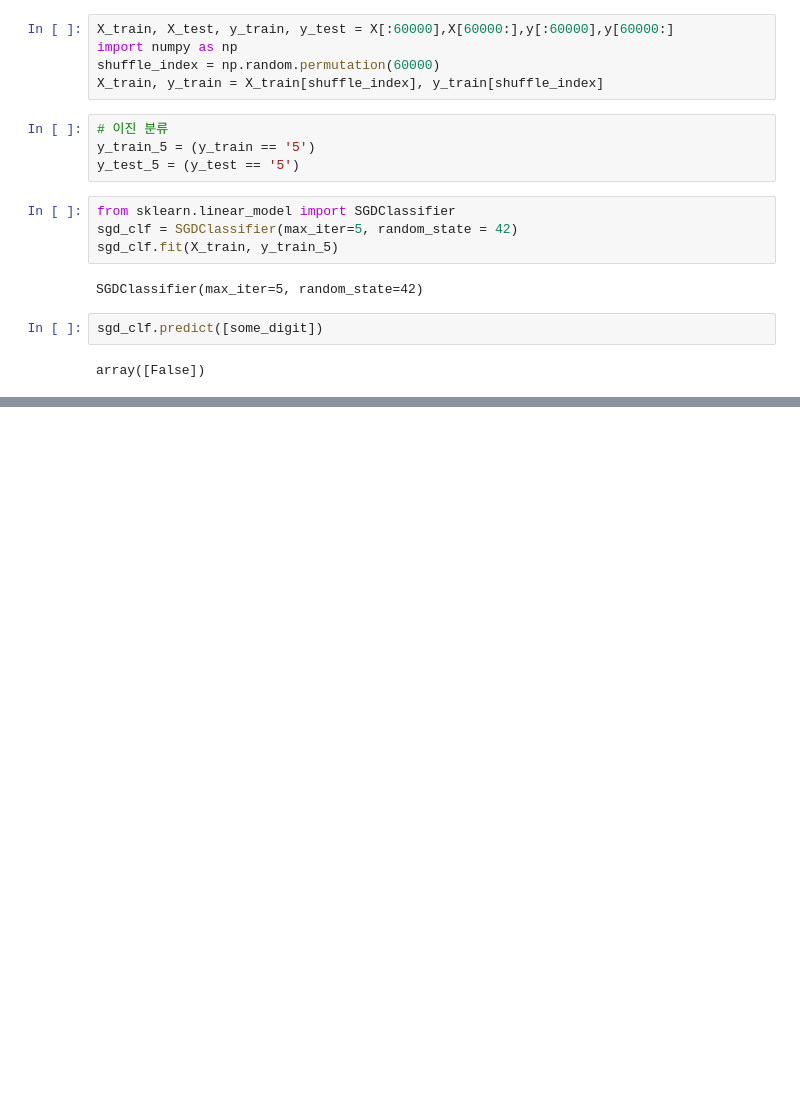
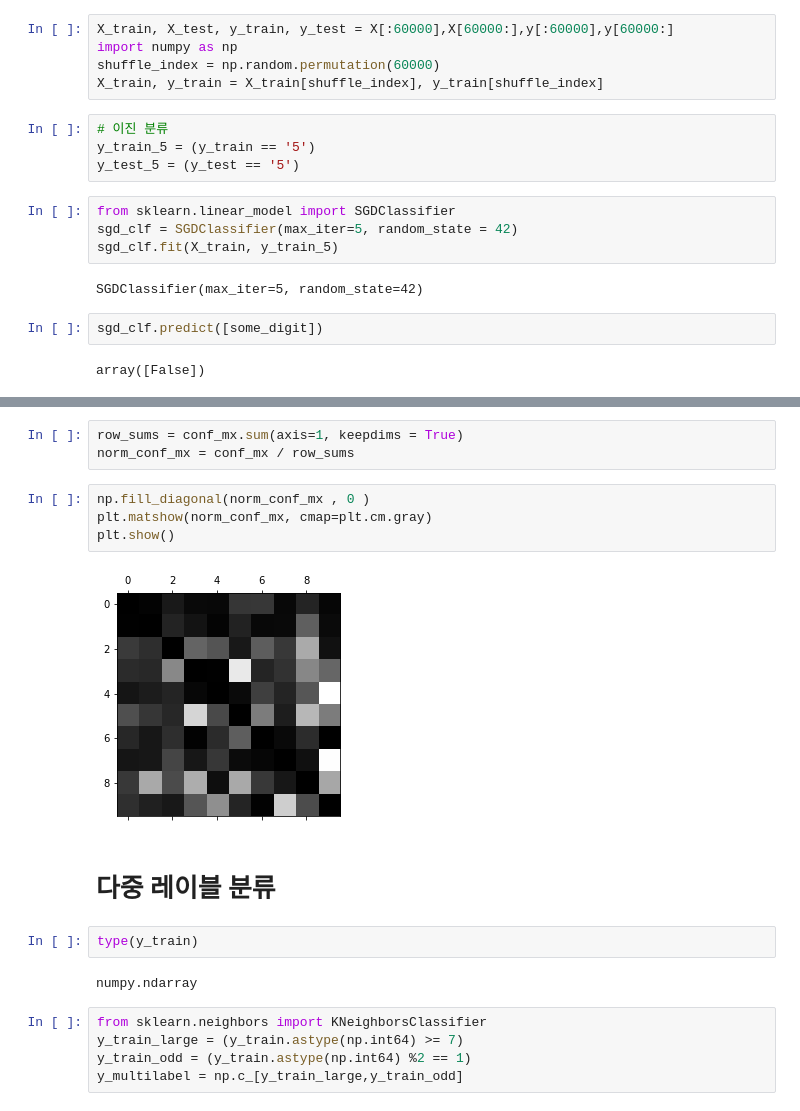
Before and after one commit to sora-12/Self_study, a Jupyter notebook: handson-ml/chap3)MNIST.ipynb, the cells around one changed output, grey strips where cells are left out. Saved outputs shown, nothing was run; the diff lists cells and outputs as text; blank space fills up the shorter version.

```diff
--- a/handson-ml/chap3)MNIST.ipynb
+++ b/handson-ml/chap3)MNIST.ipynb
@@ -66,0 +233,20 @@ array([False])
+# %%
+row_sums = conf_mx.sum(axis=1, keepdims = True)
+norm_conf_mx = conf_mx / row_sums
+# %%
+np.fill_diagonal(norm_conf_mx , 0 )
+plt.matshow(norm_conf_mx, cmap=plt.cm.gray)
+plt.show()
+# %% [output]
+[figure, added]
+# %% [markdown]
+# 다중 레이블 분류
+# %%
+type(y_train)
+# %% [output]
+numpy.ndarray
+# %%
+from sklearn.neighbors import KNeighborsClassifier
+y_train_large = (y_train.astype(np.int64) >= 7)
+y_train_odd = (y_train.astype(np.int64) %2 == 1)
+y_multilabel = np.c_[y_train_large,y_train_odd]
```
Also changed, not shown: parts of 34 cells of this notebook, 2 other files.
